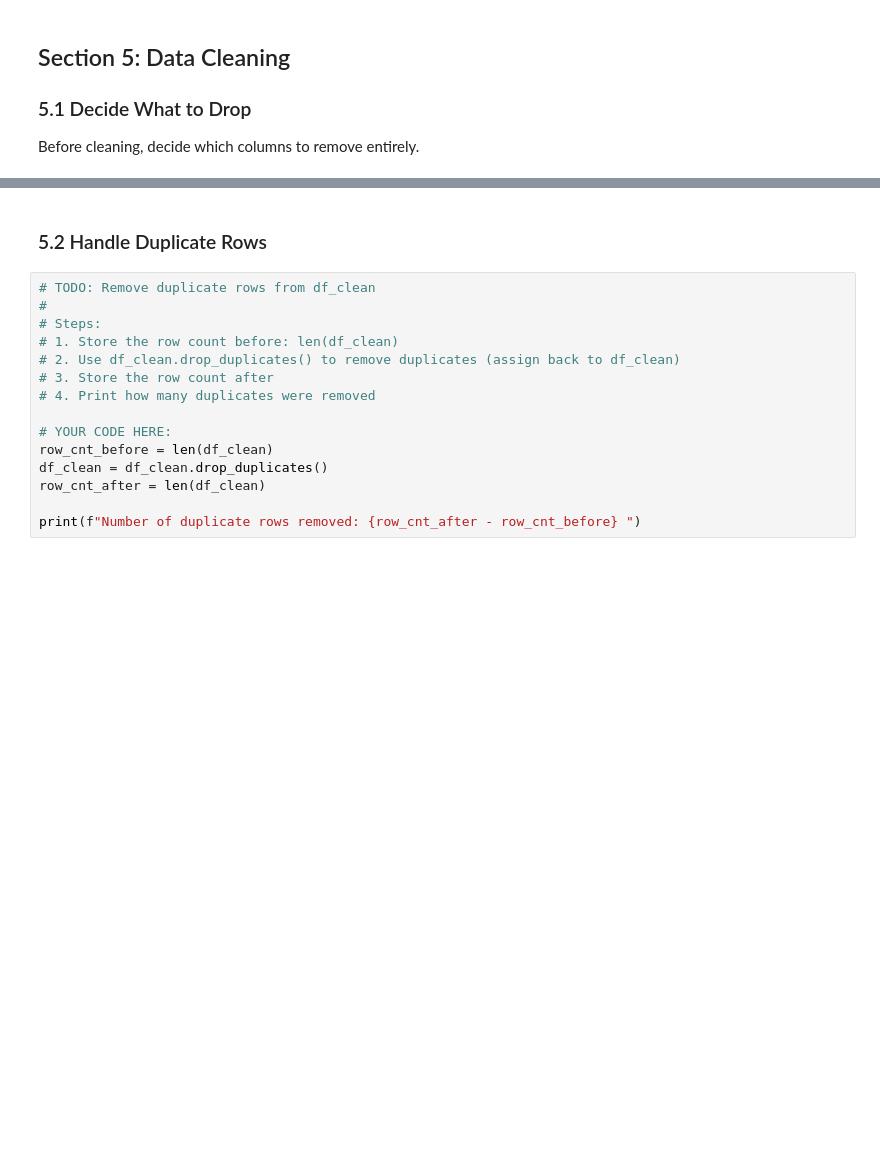
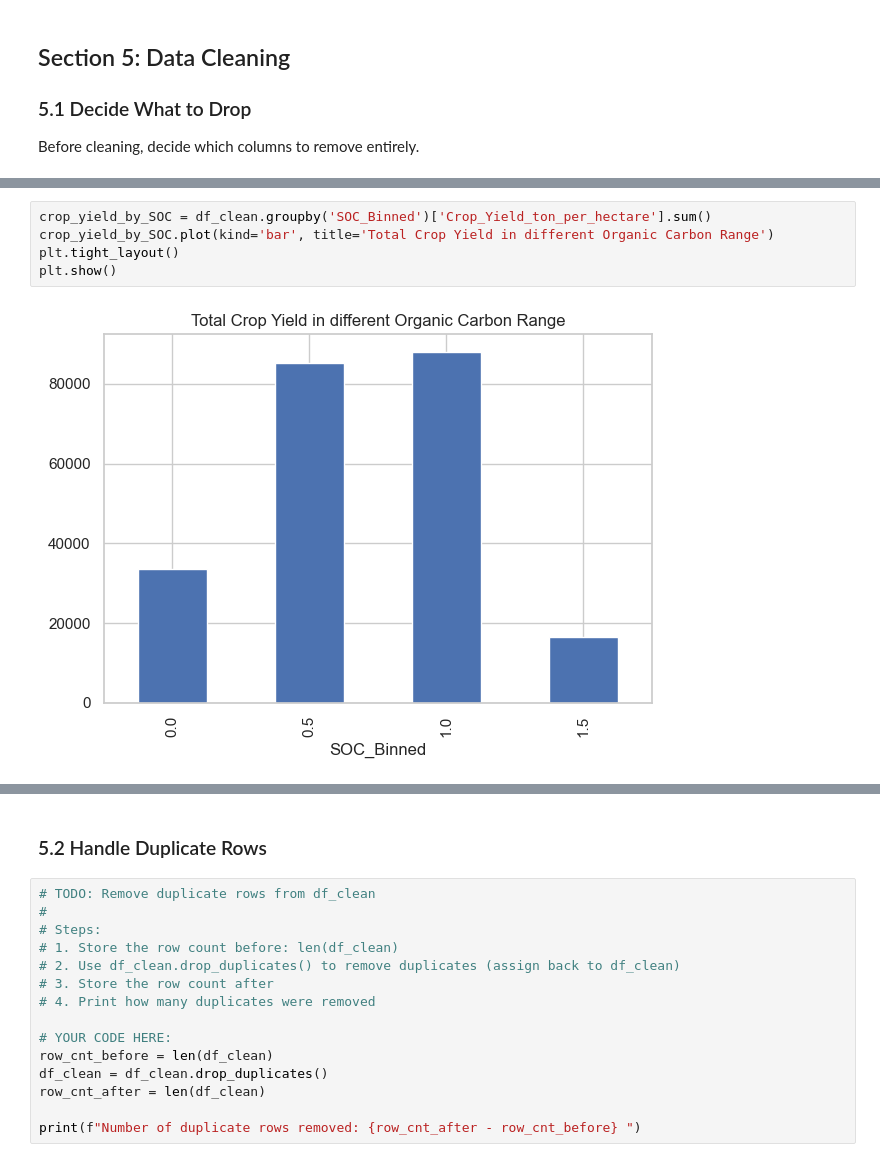
Before and after one commit to wzhu2467/Crop_Yield_Prediction_App, a Jupyter notebook: notebooks/01_problem_statement_and_eda.ipynb, the cells around one changed output, grey strips where cells are left out. Cells and saved outputs as stored; diff of their text form; blank space fills up the shorter version.

```diff
--- a/notebooks/01_problem_statement_and_eda.ipynb
+++ b/notebooks/01_problem_statement_and_eda.ipynb
@@ -886 +900,8 @@ plt.show()
+# %%
+crop_yield_by_SOC = df_clean.groupby('SOC_Binned')['Crop_Yield_ton_per_hectare'].sum()
+crop_yield_by_SOC.plot(kind='bar', title='Total Crop Yield in different Organic Carbon Range')
+plt.tight_layout()
+plt.show()
+# %% [output]
+[figure, added]
 # %%
```
Also changed, not shown: parts of 50 cells of this notebook, 2 other files.
